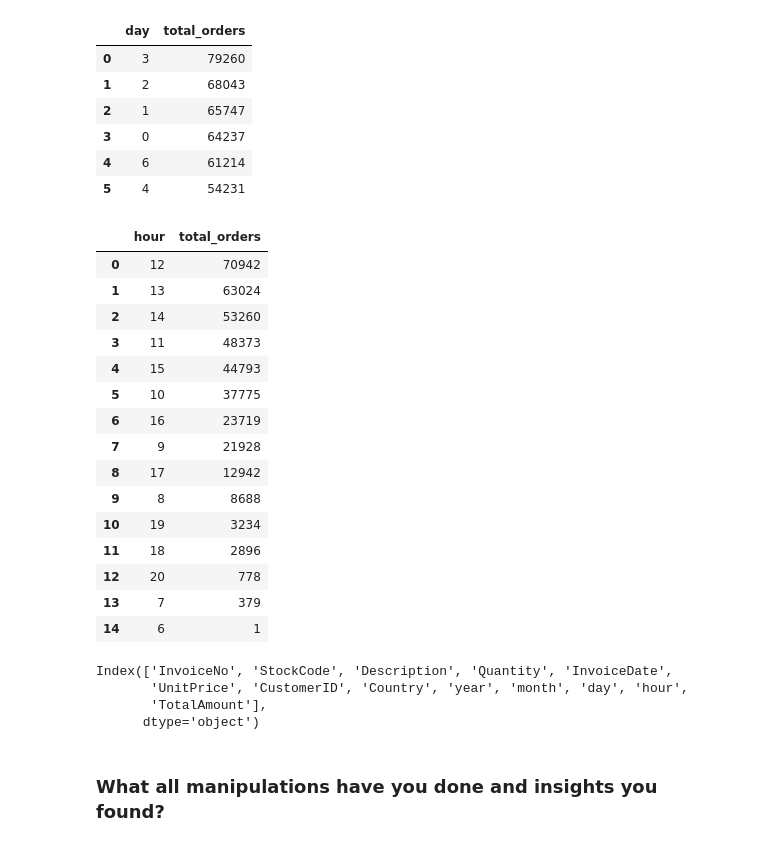
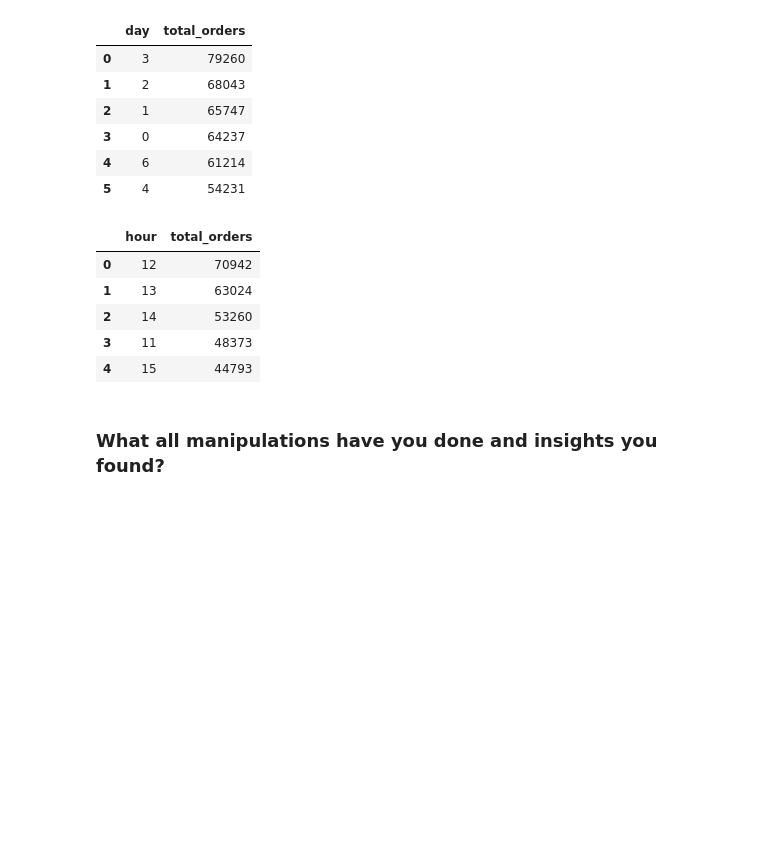
Before and after one commit to AmanSharmas/Online_Retail_Customer_Segmentation, a Jupyter notebook: Online_Retail_Customer_Segmentation.ipynb, the cells around one changed output. Cells and saved outputs as stored; diff of their text form; code cells hidden in the pictures; blank space fills up the shorter version.

```diff
--- a/Online_Retail_Customer_Segmentation.ipynb
+++ b/Online_Retail_Customer_Segmentation.ipynb
@@ -469,31 +490,14 @@ day_df
 # %%
 # getting number of orders by hours
 hour_df = df.hour.value_counts().reset_index().rename(columns = {'index':'hour','hour':'total_orders'})
-hour_df
+hour_df.head()
 # %% [output]
 |  | hour | total_orders |
 | 0 | 12 | 70942 |
 | 1 | 13 | 63024 |
 | 2 | 14 | 53260 |
 | 3 | 11 | 48373 |
 | 4 | 15 | 44793 |
-| 5 | 10 | 37775 |
-| 6 | 16 | 23719 |
-| 7 | 9 | 21928 |
-| 8 | 17 | 12942 |
-| 9 | 8 | 8688 |
-| 10 | 19 | 3234 |
-| 11 | 18 | 2896 |
-| 12 | 20 | 778 |
-| 13 | 7 | 379 |
-| 14 | 6 | 1 |
-# %%
-df.columns
-# %% [output]
-Index(['InvoiceNo', 'StockCode', 'Description', 'Quantity', 'InvoiceDate',
-       'UnitPrice', 'CustomerID', 'Country', 'year', 'month', 'day', 'hour',
-       'TotalAmount'],
-      dtype='object')
 # %% [markdown]
 ### What all manipulations have you done and insights you found?
 # %% [markdown]
```
Also changed, not shown: parts of 166 cells of this notebook.
